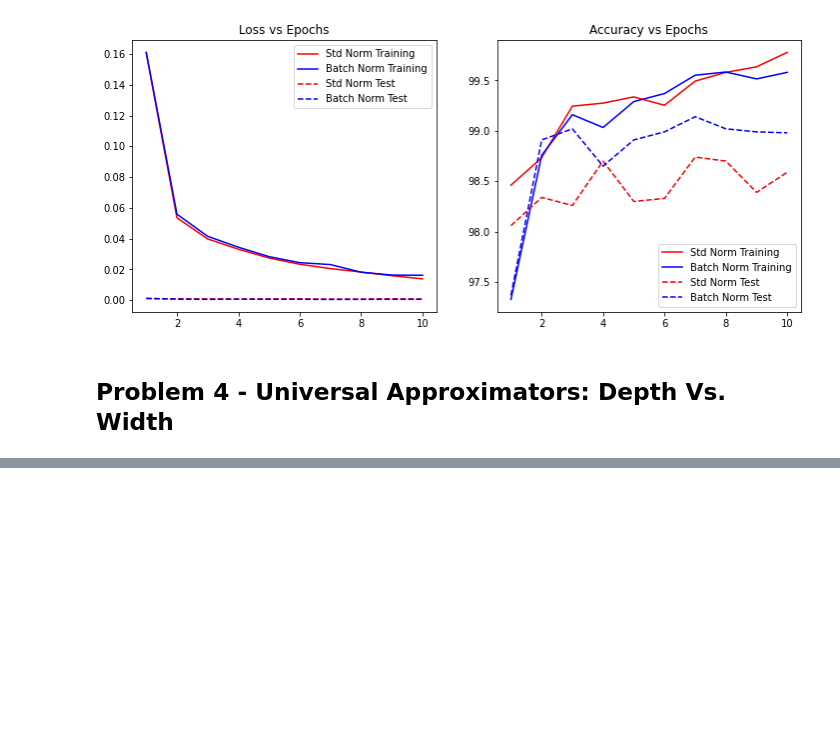
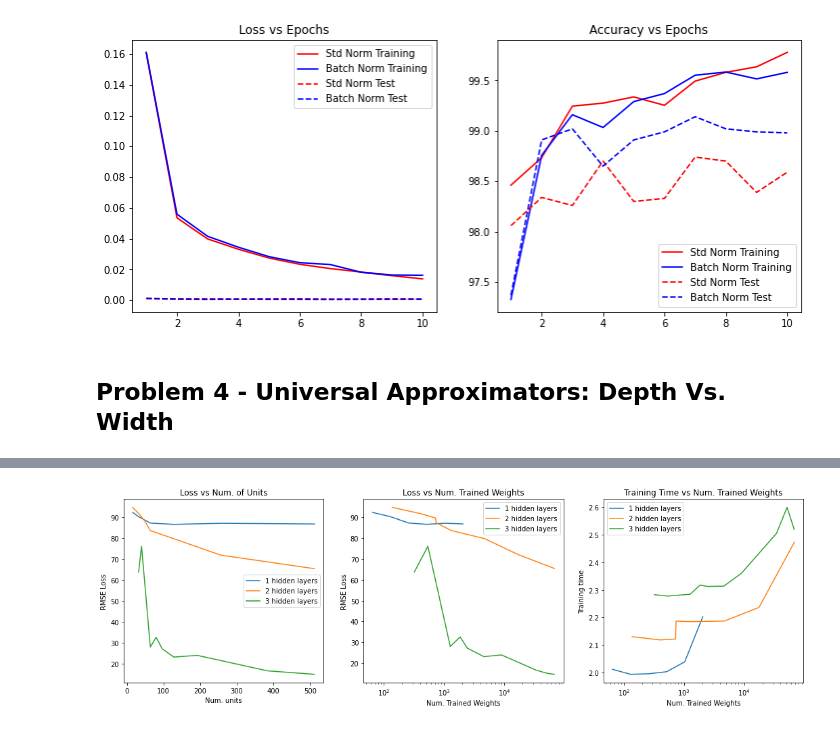
Before and after one commit to codexceed/MS-CS, a Jupyter notebook: Courses/IDLS/hw2/Homework 2.ipynb, the cells around one changed output, grey strips where cells are left out. Cells and saved outputs as stored; diff of their text form; code cells hidden in the pictures; blank space fills up the shorter version.

```diff
--- a/Courses/IDLS/hw2/Homework 2.ipynb
+++ b/Courses/IDLS/hw2/Homework 2.ipynb
@@ -9,7 +12,8 @@ import pandas as pd
 # %%
+rng = default_rng()
 # Generate training data
 def generate_data(n):
-    x = default_rng().uniform(low=0.0, high=1.0, size=(n, 2))
+    x = rng.uniform(low=0.0, high=1.0, size=(n, 2))
     func = lambda x: 1 if x else -1
     y = np.vectorize(func)(x[:, 0] > x[:, 1])
 
@@ -196,12 +200,12 @@ test_dataset = torchvision.datasets.MNIST(root = './data',
                                           download=True)
 
 
-train_loader = torch.utils.data.DataLoader(dataset = train_dataset,
+train_loader = DataLoader(dataset = train_dataset,
                                            batch_size = batch_size,
                                            shuffle = True)
 
 
-test_loader = torch.utils.data.DataLoader(dataset = test_dataset,
+test_loader = DataLoader(dataset = test_dataset,
                                            batch_size = batch_size,
                                            shuffle = True)
 # %%
@@ -497,0 +515,13 @@ def eggholder(x1, x2):
+# %%
+# Generate Data
+n_rows, x_range = 10000, (-512, 512)
+X = (x_range[0] - x_range[1]) * torch.rand(n_rows, 2) + x_range[1]
+y = generate_y(X)
+
+dataset = TensorDataset(X, y)
+# %%
+# Generate train, test datasets
+train_ratio = 0.8
+train_size = int(train_ratio * len(dataset))
+test_size = len(dataset) - train_size
+train_set, test_set = random_split(dataset, lengths=[train_size, test_size])
@@ -497,0 +691,61 @@ def eggholder(x1, x2):
+# %%
+# Compute analysis metrics
+
+# Network and layer configs to run
+nn1_config = (NN1, [16, 32, 64, 128, 256, 512], 2*(10**-7))
+nn2_config = (NN2, [[8, 8], [16, 16], [16, 32], [32, 16], [32, 32], [64, 64], [128, 128], [256, 256]], 10**-7)
+nn3_config = (NN3, [[8, 8, 16], [8, 16, 16], [16, 32, 16], [16, 32, 32], [32, 32, 32], [32, 64, 32], [64, 64, 64], [128, 128, 128], [256, 128, 128], [128, 256, 128]], 10**-7)
+
+net_config = [nn1_config, nn2_config, nn3_config]
+
+fig, axes = plt.subplots(1, 3, figsize=(18, 5))
+
+for i, config in enumerate(net_config):
+    start = datetime.now()
+    losses, param_counts, runtimes = get_metrics_vs_netconfig(*config, epochs=2000)
+    wall_clk_time = (datetime.now() - start).seconds
+    units = config[1]
+
+    # Average out metrics for configs with equal number of units
+    if i > 0:
+        (
+            units,
+            units_mean_losses,
+            param_counts,
+            params_mean_loss,
+            t_param_counts,
+            param_mean_time,
+        ) = get_mean_metrics(config, losses, param_counts, runtimes)
+
+    else:
+        units_mean_losses = losses
+        params_mean_loss = losses
+        param_mean_time = runtimes
+        t_param_counts = param_counts
+
+
+    print(losses)
+
+    # Plot graphs
+    axes[0].plot(units, units_mean_losses, label=f"{i+1} hidden layers")
+    axes[0].set_xlabel("Num. units")
+    axes[0].set_ylabel("RMSE Loss")
+    axes[0].legend(loc="best")
+    axes[0].set_title("Loss vs Num. of Units")
+
+    axes[1].plot(param_counts, params_mean_loss, label=f"{i+1} hidden layers")
+    axes[1].set_xlabel("Num. Trained Weights")
+    axes[1].set_ylabel("RMSE Loss")
+    axes[1].legend(loc="best")
+    axes[1].set_xscale("log")
+    axes[1].set_title("Loss vs Num. Trained Weights")
+
+    axes[2].plot(t_param_counts, param_mean_time, label=f"{i+1} hidden layers")
+    axes[2].set_xlabel("Num. Trained Weights")
+    axes[2].set_ylabel("Training time")
+    axes[2].legend(loc="best")
+    axes[2].set_xscale("log")
+    axes[2].set_title("Training Time vs Num. Trained Weights")
+
+fig.show()
+# %% [output]
@@ -497,0 +755 @@ def eggholder(x1, x2):
+[figure, added]
```
Also changed, not shown: parts of 9 cells of this notebook.
